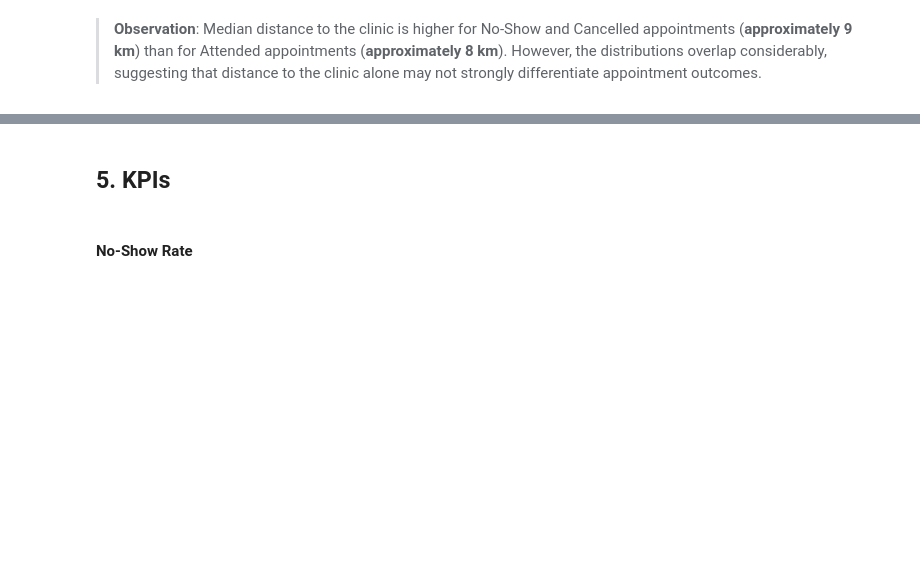
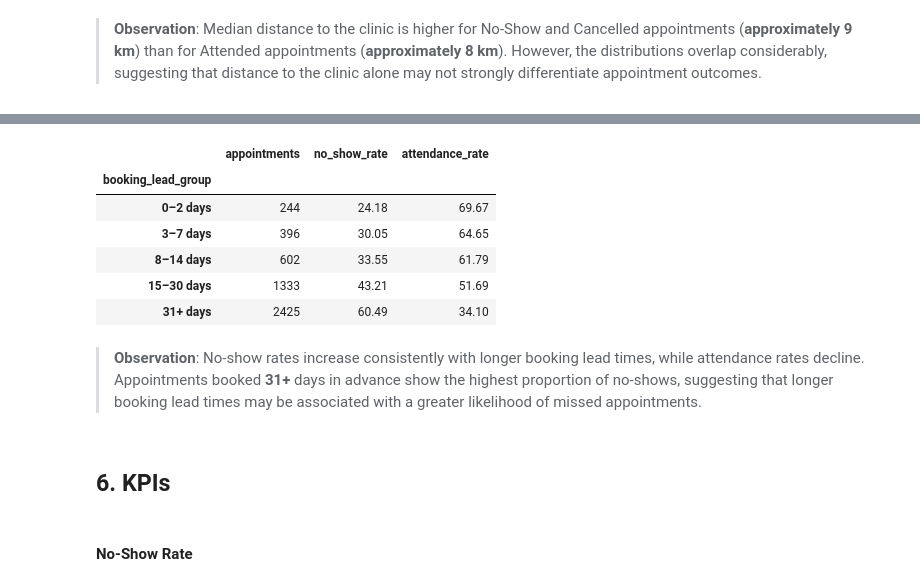
Before and after one commit to JhayceeCodes/HealthConnectDataAnalysis, a Jupyter notebook: healthconnect_analysis.ipynb, the cells around one changed output, grey strips where cells are left out. Saved outputs shown, nothing was run; the diff lists cells and outputs as text; code cells hidden in the pictures; blank space fills up the shorter version.

```diff
--- a/healthconnect_analysis.ipynb
+++ b/healthconnect_analysis.ipynb
@@ -462,5 +509,33 @@ plt.show()
+# %%
+lead_time_summary = (
+    df.groupby("booking_lead_group", observed=True)
+      .agg(
+          appointments=("appointment_id", "count"),
+          no_show_rate=(
+              "appointment_outcome",
+              lambda x: (x == "No-Show").mean() * 100
+          ),
+          attendance_rate=(
+              "appointment_outcome",
+              lambda x: (x == "Attended").mean() * 100
+          )
+      )
+      .round(2)
+)
+
+lead_time_summary
+# %% [output]
+|  | appointments | no_show_rate | attendance_rate |
+| booking_lead_group |  |  |  |
+| 0–2 days | 244 | 24.18 | 69.67 |
+| 3–7 days | 396 | 30.05 | 64.65 |
+| 8–14 days | 602 | 33.55 | 61.79 |
+| 15–30 days | 1333 | 43.21 | 51.69 |
+| 31+ days | 2425 | 60.49 | 34.10 |
+# %% [markdown]
+> **Observation**: No-show rates increase consistently with longer booking lead times, while attendance rates decline. Appointments booked **31+** days in advance show the highest proportion of no-shows, suggesting that longer booking lead times may be associated with a greater likelihood of missed appointments.
 # %% [markdown]
-## 5. KPIs
+## 6. KPIs
 # %% [markdown]
 #### No-Show Rate
 # %% [markdown]
```
Also changed, not shown: parts of 7 cells of this notebook.
